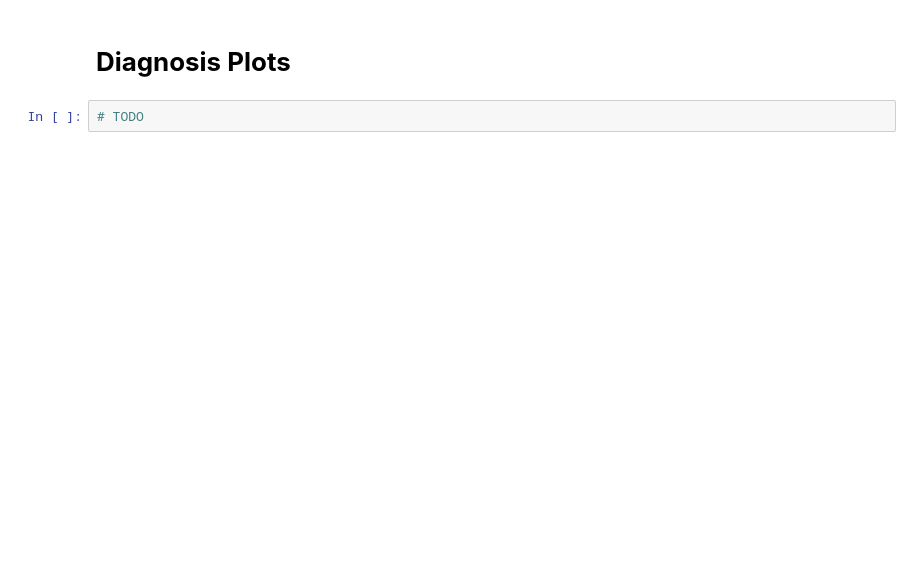
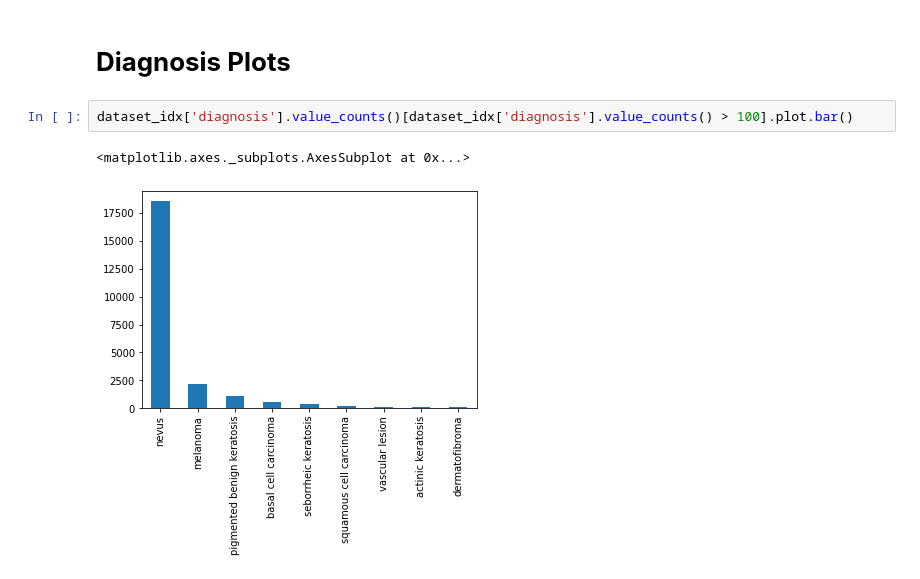
Before and after one commit to rjanuzi/tf_gans, a Jupyter notebook: dataset/dataset_eda.ipynb, the cells around one changed output. Saved outputs shown, nothing was run; the diff lists cells and outputs as text; blank space fills up the shorter version.

```diff
--- a/dataset/dataset_eda.ipynb
+++ b/dataset/dataset_eda.ipynb
@@ -114,4 +130,7 @@ array([True, nan, False], dtype=object)
 # %% [markdown]
 # **Diagnosis Plots**
-# %%
-# TODO
+# %%
+dataset_idx['diagnosis'].value_counts()[dataset_idx['diagnosis'].value_counts() > 100].plot.bar()
+# %% [output]
+<matplotlib.axes._subplots.AxesSubplot at 0x...>
+[figure, added]
```
Also changed, not shown: parts of 9 cells of this notebook.
